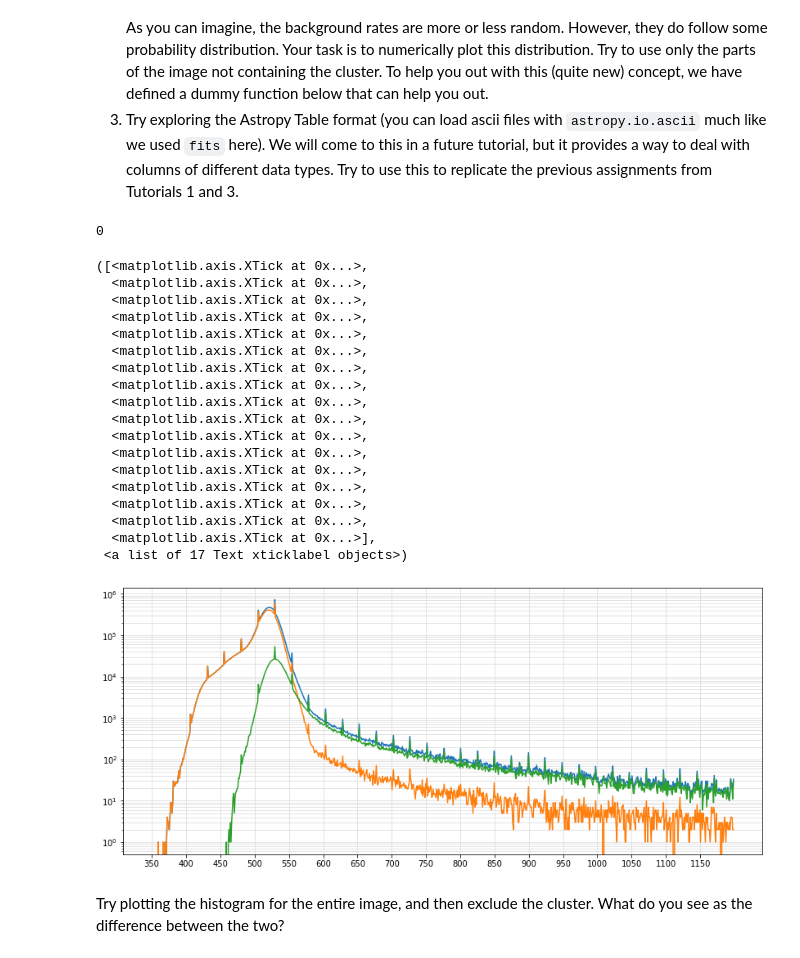
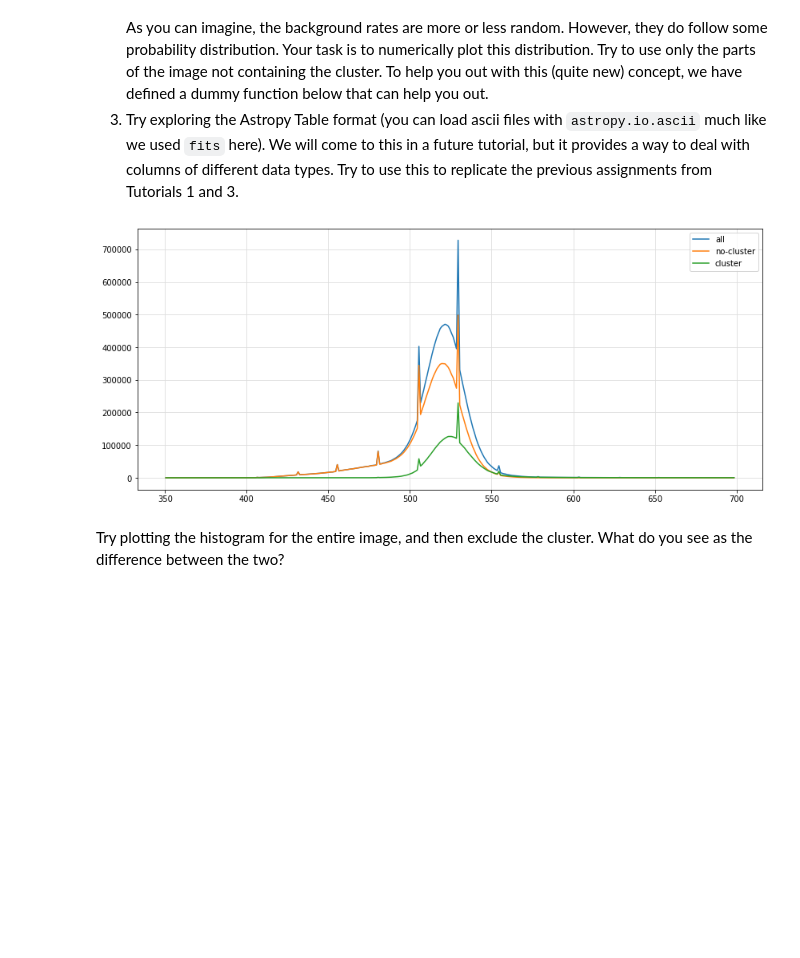
Before and after one commit to amzon-ex/tutorials, a Jupyter notebook: Tutorial_5/Astropy_1.ipynb, the cells around one changed output. Saved outputs shown, nothing was run; the diff lists cells and outputs as text; code cells hidden in the pictures; blank space fills up the shorter version.

```diff
--- a/Tutorial_5/Astropy_1.ipynb
+++ b/Tutorial_5/Astropy_1.ipynb
@@ -212,42 +204,27 @@ def get_background_histogram(array, min_count, max_count):
 # %%
 # Plot the histogram
 %matplotlib inline
 region = np.copy(m3_data)
-region[1250:2750,1250:2750] = 0
-print(region[1354, 1459])
-bins, num_pixels = get_background_histogram(m3_data, 350, 1200)
-bins2, num_pixels2 = get_background_histogram(region, 350, 1200)
-bins3, num_pixels3 = get_background_histogram(m3_data[1500:2500,1500:2500], 350, 1200)
+region[1000:3000,1000:3000] = 0
+
+# The whole thing
+bins, num_pixels = get_background_histogram(m3_data, 350, 700)
+# Excluding the cluster
+bins2, num_pixels2 = get_background_histogram(region, 350, 700)
+# Only the cluster?
+bins3, num_pixels3 = get_background_histogram(m3_data[1000:3000,1000:3000], 350, 700)
 
 plt.figure(figsize = (14,6))
 plt.grid(which = 'both', color = '#DDDDDD')
 # plt.grid(b = False, axis = 'x')
-plt.plot(bins, num_pixels)
-plt.plot(bins2, num_pixels2)
-plt.plot(bins3, num_pixels3)
-plt.yscale('log')
-plt.xticks(np.arange(350, 1200, 50))
+plt.plot(bins, num_pixels, label = 'all')
+plt.plot(bins2, num_pixels2, label = 'no-cluster')
+plt.plot(bins3, num_pixels3, label = 'cluster')
+# plt.yscale('log')
+plt.legend()
+_ = plt.xticks(np.arange(350, 701, 50))
 # %% [output]
-0
-([<matplotlib.axis.XTick at 0x...>,
-  <matplotlib.axis.XTick at 0x...>,
-  <matplotlib.axis.XTick at 0x...>,
-  <matplotlib.axis.XTick at 0x...>,
-  <matplotlib.axis.XTick at 0x...>,
-  <matplotlib.axis.XTick at 0x...>,
-  <matplotlib.axis.XTick at 0x...>,
-  <matplotlib.axis.XTick at 0x...>,
-  <matplotlib.axis.XTick at 0x...>,
-  <matplotlib.axis.XTick at 0x...>,
-  <matplotlib.axis.XTick at 0x...>,
-  <matplotlib.axis.XTick at 0x...>,
-  <matplotlib.axis.XTick at 0x...>,
-  <matplotlib.axis.XTick at 0x...>,
-  <matplotlib.axis.XTick at 0x...>,
-  <matplotlib.axis.XTick at 0x...>,
-  <matplotlib.axis.XTick at 0x...>],
- <a list of 17 Text xticklabel objects>)
-[figure, old version]
+[figure, new version]
 # %% [markdown]
 Try plotting the histogram for the entire image, and then exclude the cluster. What do you see as the difference between the two?
 # %% [markdown]
```
Also changed, not shown: parts of 5 cells of this notebook.
